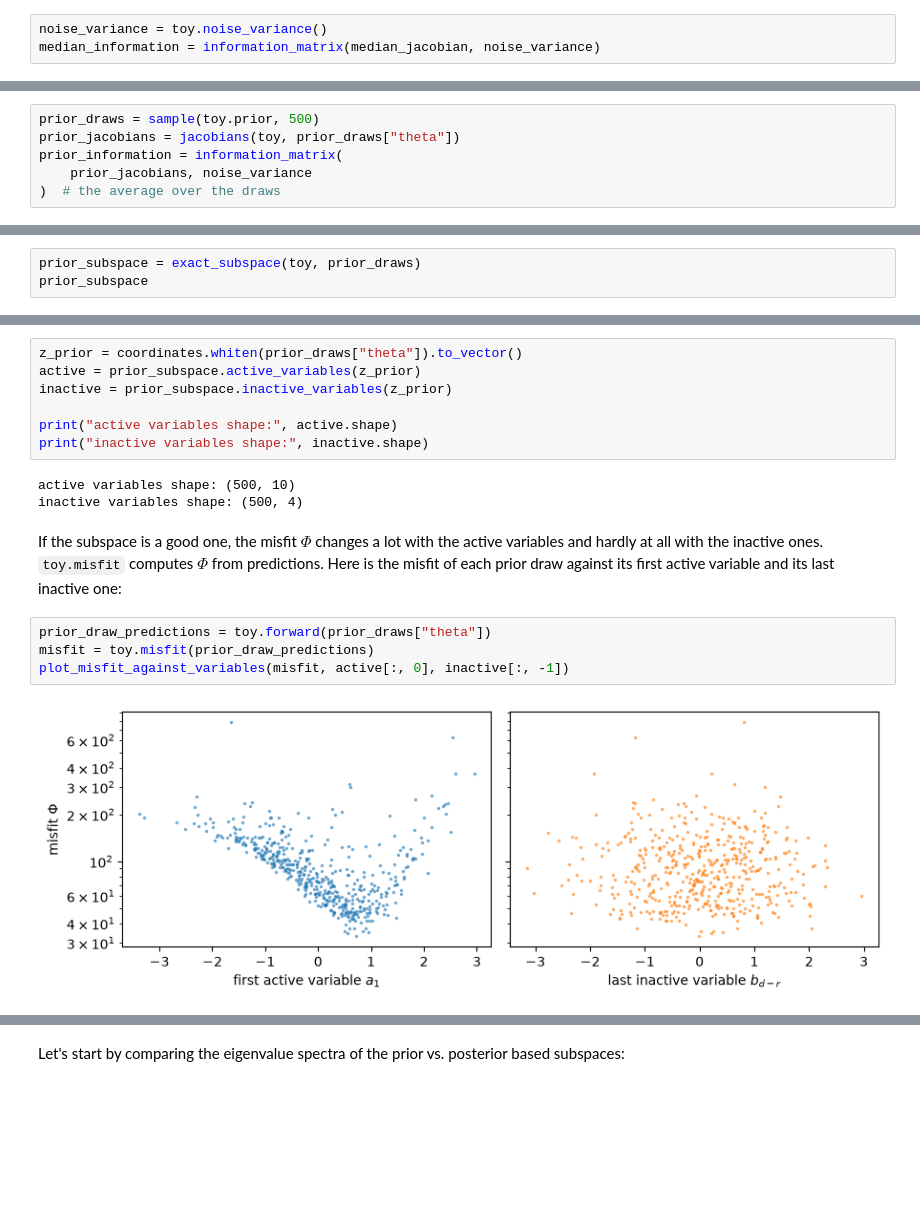
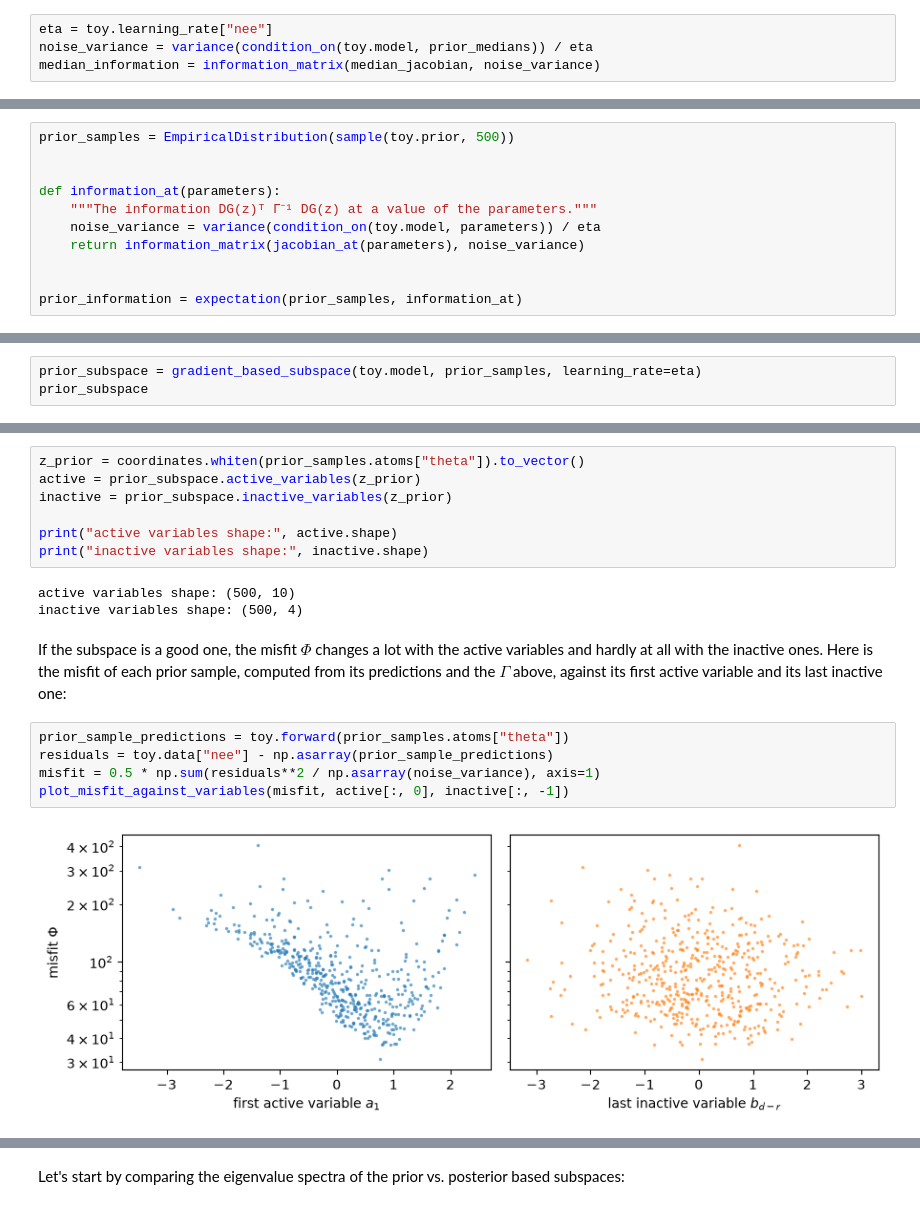
Before and after one commit to arob5/lsm-active-subspace, a Jupyter notebook: notebooks/parameter_inference_tools.ipynb, the cells around one changed output, grey strips where cells are left out. Cells and saved outputs as stored; diff of their text form; blank space fills up the shorter version.

Commit message:
Update both notebooks for the model-based interfaces
Co-Authored-By: Claude <noreply@anthropic.com>

```diff
--- a/notebooks/parameter_inference_tools.ipynb
+++ b/notebooks/parameter_inference_tools.ipynb
@@ -337,5 +365,6 @@ matrix:
 # %%
-noise_variance = toy.noise_variance()
+eta = toy.learning_rate["nee"]
+noise_variance = variance(condition_on(toy.model, prior_medians)) / eta
 median_information = information_matrix(median_jacobian, noise_variance)
 # %% [markdown]
 In whitened coordinates, the prior's precision is $1$ in every direction. So an
@@ -365,9 +397,14 @@ prior draws, computing their Jacobians, and then computing the above average.
 # %%
-prior_draws = sample(toy.prior, 500)
-prior_jacobians = jacobians(toy, prior_draws["theta"])
-prior_information = information_matrix(
-    prior_jacobians, noise_variance
-)  # the average over the draws
+prior_samples = EmpiricalDistribution(sample(toy.prior, 500))
+
+
+def information_at(parameters):
+    """The information DG(z)ᵀ Γ⁻¹ DG(z) at a value of the parameters."""
+    noise_variance = variance(condition_on(toy.model, parameters)) / eta
+    return information_matrix(jacobian_at(parameters), noise_variance)
+
+
+prior_information = expectation(prior_samples, information_at)
 # %% [markdown]
 ### The active subspace
 
@@ -393,4 +431,4 @@ that is not held as draws, such as `toy.prior` itself, it draws `num_samples` of
 # %%
-prior_subspace = exact_subspace(toy, prior_draws)
+prior_subspace = gradient_based_subspace(toy.model, prior_samples, learning_rate=eta)
 prior_subspace
 # %% [output]
@@ -489,5 +527,5 @@ first whiten the prior draws, as in the previous notebook:
 # %%
-z_prior = coordinates.whiten(prior_draws["theta"]).to_vector()
+z_prior = coordinates.whiten(prior_samples.atoms["theta"]).to_vector()
 active = prior_subspace.active_variables(z_prior)
 inactive = prior_subspace.inactive_variables(z_prior)
 
@@ -498,15 +536,16 @@ active variables shape: (500, 10)
 inactive variables shape: (500, 4)
 # %% [markdown]
 If the subspace is a good one, the misfit $\Phi$ changes a lot with the active variables
-and hardly at all with the inactive ones. `toy.misfit` computes $\Phi$ from
-predictions. Here is the misfit of each prior draw against its first active variable and its last
-inactive one:
+and hardly at all with the inactive ones. Here is the misfit of each prior sample, computed from
+its predictions and the $\Gamma$ above, against its first active variable and its last inactive
+one:
 # %%
-prior_draw_predictions = toy.forward(prior_draws["theta"])
-misfit = toy.misfit(prior_draw_predictions)
+prior_sample_predictions = toy.forward(prior_samples.atoms["theta"])
+residuals = toy.data["nee"] - np.asarray(prior_sample_predictions)
+misfit = 0.5 * np.sum(residuals**2 / np.asarray(noise_variance), axis=1)
 plot_misfit_against_variables(misfit, active[:, 0], inactive[:, -1])
 # %% [output]
-[figure, old version]
+[figure, new version]
 # %% [markdown]
 ### Which distribution to average over
 
```
Also changed, not shown: parts of 45 cells of this notebook, 1 other file.
